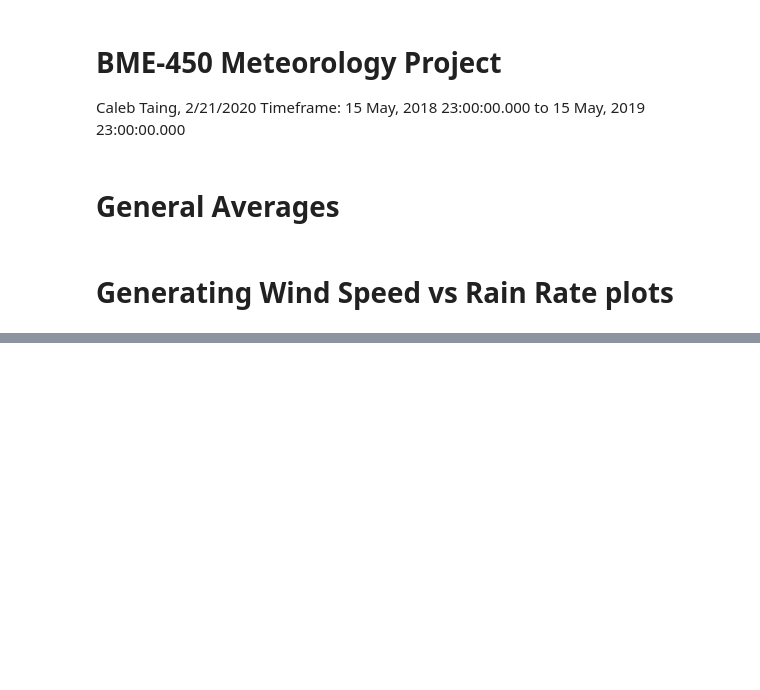
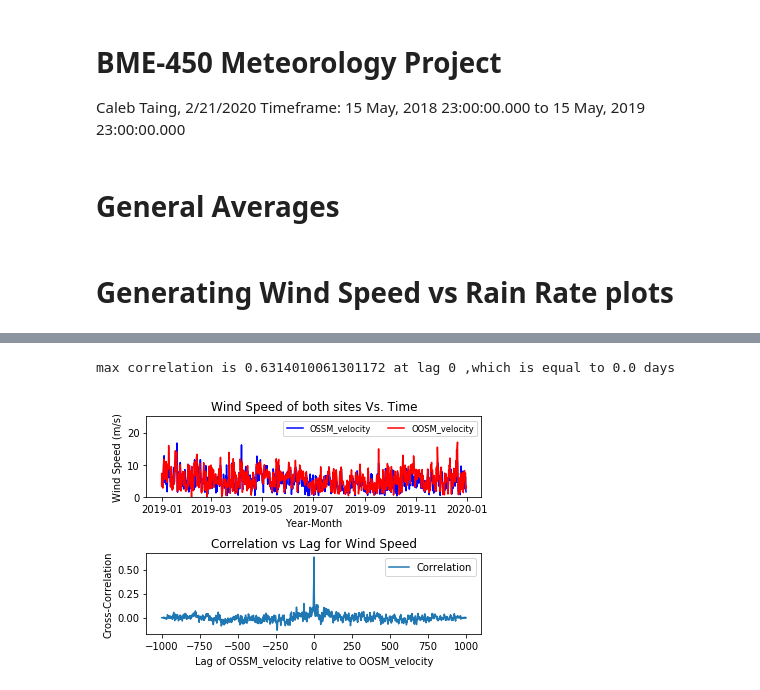
Before and after one commit to calebkt/Project-2-Meteorology, a Jupyter notebook: TaingCal_BME450_Meteorology.ipynb, the cells around one changed output, grey strips where cells are left out. Saved outputs shown, nothing was run; the diff lists cells and outputs as text; code cells hidden in the pictures; blank space fills up the shorter version.

```diff
--- a/TaingCal_BME450_Meteorology.ipynb
+++ b/TaingCal_BME450_Meteorology.ipynb
@@ -362 +362,45 @@ Oregon Offshore Surface Mooring (OOSM) - Surface Buoy
 ... (6 outputs left out)
+# %%
+OSSM_velocity = np.asarray(OSSM_velocity)
+OSSM_velocity[isnan(OSSM_velocity)] = 0
+
+OOSM_velocity = np.asarray(OOSM_velocity)
+OOSM_velocity[isnan(OOSM_velocity)] = 0
+
+y1 = OSSM_velocity
+y2 = OOSM_velocity
+
+x = OSSM_time
+
+lags = np.arange(-len(y1)+1 , len(y1))
+ccov = np.correlate(y1 - y1.mean(), y2 - y2.mean(), mode='full')
+ccor = ccov / (len(y1) * y1.std() * y2.std())
+
+fig, axs = plt.subplots(nrows=2)
+fig.subplots_adjust(hspace=3)
+
+ax = axs[0]
+ax.plot(x, y1, 'b', label='OSSM_velocity')
+ax.plot(x, y2, 'r', label='OOSM_velocity')
+ax.set_ylim(0, 25)
+ax.legend(loc='upper right', fontsize='small', ncol=2)
+ax.set_title('Wind Speed of both sites Vs. Time')
+ax.set_ylabel('Wind Speed (m/s)')
+ax.set_xlabel('Year-Month')
+
+
+ax = axs[1]
+ax.plot(lags, ccor, label='Correlation')
+ax.legend()
+ax.set_ylabel('Cross-Correlation')
+ax.set_xlabel('Lag of OSSM_velocity relative to OOSM_velocity')
+ax.set_title('Correlation vs Lag for Wind Speed')
+
+plt.subplots_adjust(hspace=.7)
+maxccor = np.max(ccor)
+maxlag = lags[np.argmax(ccor)]
+days = (maxlag/len(time))*365 #take the ratio and multiply by days in a year
+print("max correlation is",str(maxccor),"at lag",maxlag,",""which is equal to",round(days),"days")
+# %% [output]
+max correlation is 0.6314010061301172 at lag 0 ,which is equal to 0.0 days
+[figure, added]
```
Also changed, not shown: parts of 4 cells of this notebook.
